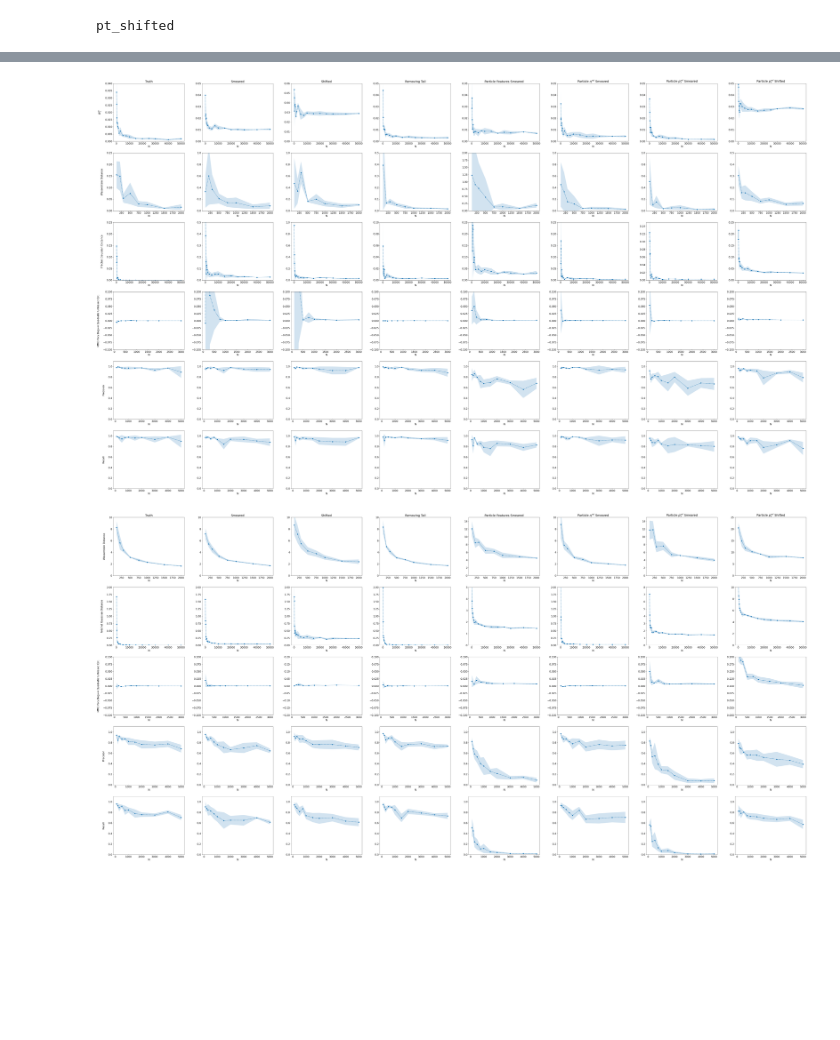
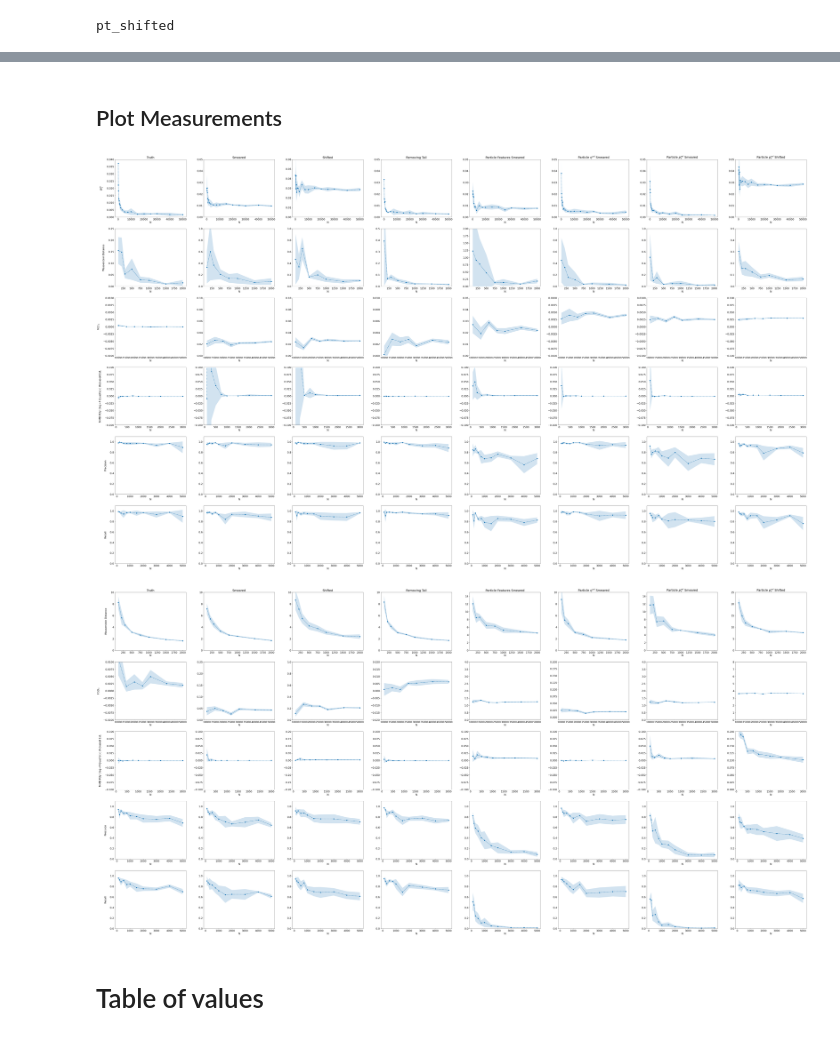
Before and after one commit to rkansal47/hep-generative-metrics, a Jupyter notebook: src/jet_tests.ipynb, the cells around one changed output, grey strips where cells are left out. Saved outputs shown, nothing was run; the diff lists cells and outputs as text; code cells hidden in the pictures; blank space fills up the shorter version.

```diff
--- a/src/jet_tests.ipynb
+++ b/src/jet_tests.ipynb
@@ -340,7 +382,7 @@ for dkey in sample_efps:
         measurements_efps[dkey] = OrderedDict()
 
     for mkey, (metric, metric_args, label) in metrics.items():
-        if mkey in measurements_efps[dkey] and mkey != "fgd":  #
+        if mkey in measurements_efps[dkey] or mkey == "fgd_inf":
             continue
 
         ms = []
@@ -370,0 +415,9 @@ pt_shifted
+# %%
+mkey = "fgd_inf"
+
+for dkey in sample_efps:
+    ms = []
+    for n in batch_sizes[mkey]:
+        ms.append(gen_metrics.one_over_n_extrapolation(true_efps, sample_efps[dkey], gen_metrics.frechet_gaussian_distance, num_samples=n))
+
+    measurements_efps[dkey][mkey] = {"mean_std": np.array(ms)}
@@ -378,7 +433,7 @@ for dkey in sample_acts:
         measurements_acts[dkey] = OrderedDict()
 
     for mkey, (metric, metric_args, label) in metrics.items():
-        if (mkey in measurements_acts[dkey]) and mkey != "fgd":
+        if (mkey in measurements_acts[dkey]) or mkey == "fgd_inf":
             continue
 
         ms = []
@@ -408,0 +466,10 @@ pt_shifted
+# %%
+mkey = "fgd_inf"
+
+for dkey in sample_acts:
+    print(dkey)
+    ms = []
+    for n in tqdm(batch_sizes[mkey]):
+        ms.append(gen_metrics.one_over_n_extrapolation(true_acts, sample_acts[dkey], gen_metrics.frechet_gaussian_distance, num_samples=n))
+
+    measurements_acts[dkey][mkey] = {"mean_std": np.array(ms)}
@@ -426,6 +502,8 @@ with open(f"{measurements_dir}/measurements_efps.pkl", "rb") as f:
 
 with open(f"{measurements_dir}/measurements_acts.pkl", "rb") as f:
     measurements_acts = pickle.load(f)
+# %% [markdown]
+## Plot Measurements
 # %%
 plt.rcParams.update({"font.size": 16})
 
@@ -433,9 +511,13 @@ ylims = OrderedDict(
     [
         ("w1m", ([0, 0.04], [0, 0.05], [0, 0.06], [0, 0.05], [0, 0.05], [0, 0.05], [0, 0.05], [0, 0.05])),
         ("wasserstein", ([0, 0.25], [0, 1], [0, 1], [0, 0.5], [0, 2], [0, 1], [0, 1], [0, 0.5])),
+        # (
+        #     "fgd",
+        #     ([0, 0.25], [0, 0.5], [0, 1], [0, 0.1], [0, 0.25], [0, 0.25], [0, 0.15], [0, 0.25]),
+        # ),
         (
-            "fgd",
-            ([0, 0.25], [0, 0.5], [0, 1], [0, 0.1], [0, 0.25], [0, 0.25], [0, 0.15], [0, 0.25]),
+            "fgd_inf",
+            ([-0.01, 0.01], [0, 0.1], [0, 0.1], [0, 0.01], [0, 0.05], [-0.01, 0.01], [-0.01, 0.01], [-0.1, 0.1]),
         ),
         (
             "mmdup4",
@@ -477,45 +559,49 @@ for j, (dkey, (_, label)) in enumerate((dists | pf_dists).items()):
         axes[i][j], measurements_w1m[dkey]["mean_std"], batch_sizes[mkey], ylims[mkey][j]
     )
 
-for k, (mkey, (metric, metric_args, label)) in enumerate(metrics.items()):
-    if mkey in ["dc", "pr"]:
+for (mkey, (metric, metric_args, label)) in metrics.items():
+    if mkey in ["dc", "pr"] or mkey not in ylims:
         continue
 
-    i = k + 1
+    i = list(ylims.keys()).index(mkey)
 
     plotting.metric_label(axes[i][0], label)
     for j, (dkey, (_, label)) in enumerate((dists | pf_dists).items()):
         if i == 0:
             axes[i][j].set_title(label)
 
         plotting.plot_means_stds(
             axes[i][j], measurements_efps[dkey][mkey]["mean_std"], batch_sizes[mkey], ylims[mkey][j]
         )
 
 for k, key in enumerate(["precision", "recall"]):
     i = len(ylims) - 2 + k
     mkey = "pr"
 
     plotting.metric_label(axes[i][0], metrics[mkey][2][k])
     for j, dkey in enumerate(dists | pf_dists):
         plotting.plot_means_stds(
             axes[i][j],
             measurements_efps[dkey][mkey]["mean_std"][:, :, k],
             batch_sizes[mkey],
             ylims[key][j],
         )
 
 
 plt.savefig(f"{plot_dir}/efps_scores.pdf", bbox_inches="tight")
 # %% [output]
-[figure, old version]
+[figure, new version]
 # %%
 plt.rcParams.update({"font.size": 16})
 
 ylims = OrderedDict(
     [
         ("wasserstein", ([0, 10], [0, 10], [0, 10], [0, 10], [0, 15], [0, 10], [0, 15], [0, 25])),
-        ("fgd", ([0, 2], [0, 2], [0, 2], [0, 2], [0, 5], [0, 2], [0, 8], [0, 10])),
+        # ("fgd", ([0, 2], [0, 2], [0, 2], [0, 2], [0, 5], [0, 2], [0, 8], [0, 10])),
+        (
+            "fgd_inf",
+            ([-0.01, 0.01], [0, 0.25], [0, 1], [-0.02, 0.02], [0, 4], [-0.01, 0.2], [0, 4], [0, 8]),
+        ),
         (
             "mmdup4",
             (
@@ -547,9 +633,11 @@ fig, axes = plt.subplots(
     gridspec_kw={"wspace": 0.25},
 )
 
-for i, (mkey, (metric, metric_args, label)) in enumerate(metrics.items()):
-    if mkey in ["dc", "pr"]:
+for (mkey, (metric, metric_args, label)) in metrics.items():
+    if mkey in ["dc", "pr"] or mkey not in ylims:
         continue
+
+    i = list(ylims.keys()).index(mkey)
 
     plotting.metric_label(axes[i][0], label)
     for j, (dkey, (_, label)) in enumerate((dists | pf_dists).items()):
@@ -575,7 +663,9 @@ for k, key in enumerate(["precision", "recall"]):
 
 plt.savefig(f"{plot_dir}/acts_scores.pdf", bbox_inches="tight")
 # %% [output]
-[figure, old version]
+[figure, new version]
+# %% [markdown]
+# Table of values
 # %%
 def print_mean_std(mean_stds: np.ndarray):
     return f"{mean_stds[0]:.3f} ± {mean_stds[1]:.3f}"
```
Also changed, not shown: parts of 44 cells of this notebook, 3 other files.
